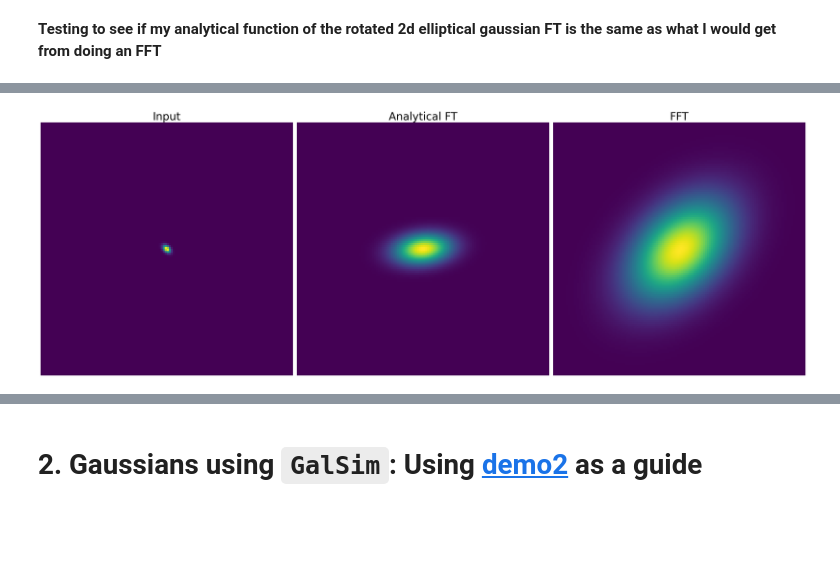
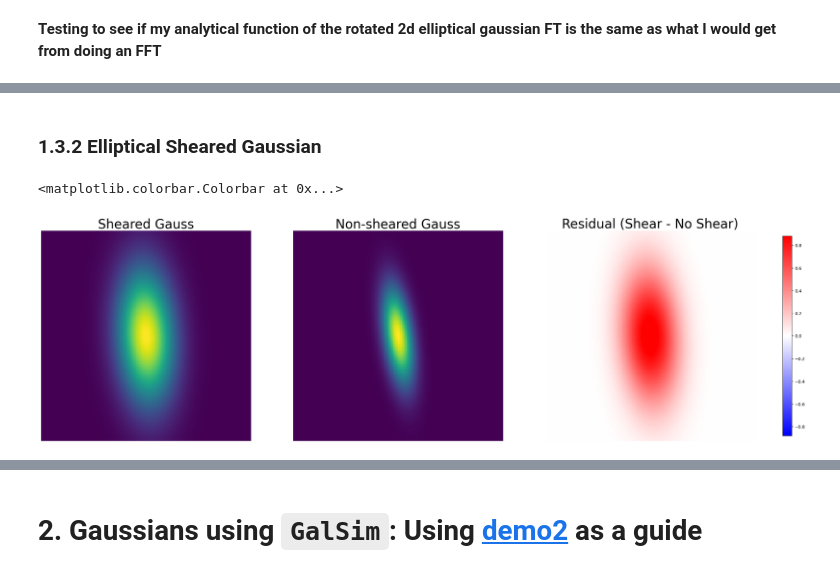
Before and after one commit to MatthewDowicz/Blending, a Jupyter notebook: 04_FT_of_gaussians.ipynb, the cells around one changed output, grey strips where cells are left out. Cells and saved outputs as stored; diff of their text form; code cells hidden in the pictures; blank space fills up the shorter version.

Commit message:
Updated the analytical FT of the rotated and non-rotated guussian galaxy profiles. Updated the shear reponse of the rotated and non-rotated gaussian galaxy profiles.

```diff
--- a/04_FT_of_gaussians.ipynb
+++ b/04_FT_of_gaussians.ipynb
@@ -413,29 +671,30 @@ def analytical_rotgauss_FT(sigma_x=1.0,
+# %% [markdown]
+### 1.3.2 Elliptical Sheared Gaussian
 # %%
-# Analytical FT of rotated Gaussian
-aFT_gauss = analytical_rotgauss_FT(sigma_x=0.2,
-                                sigma_y=0.2,
-                                rho=0.4)
-
-# Rotated gaussian
-gauss = gauss2D_rot(sigma_x=0.2,
-            sigma_y=0.2,
-            rho=0.4)
-# FFT of the rotated gaussian
-FT_gauss = fft.fftshift(fft.fft2(gauss))
+gauss, sheared = sheared_gauss(sigma_x=1.0,
+                      sigma_y=3.1,
+                      rho=0.4,
+                      g1=0.16656789,# Stretching along coord axis
+                      g2=-0.1, # Stretching at 45 deg from coord axis
+                      kappa=0.4)
+# Get residual image to see the difference when changing params
+residual = sheared - gauss
+vmax = np.percentile((residual), (99))
+vmin = -vmax
 
 fig, axes = plt.subplots(1, 3, figsize=(30,26))
-axes[0].imshow(gauss)
+axes[0].imshow(sheared)
 axes[0].axis('off')
-axes[0].set_title('Input', fontsize=30)
-axes[1].imshow(aFT_gauss)
+axes[0].set_title('Sheared Gauss', fontsize=30)
+axes[1].imshow(gauss)
 axes[1].axis('off')
-axes[1].set_title('Analytical FT', fontsize=30)
-axes[2].imshow(np.abs(FT_gauss))
+axes[1].set_title('Non-sheared Gauss', fontsize=30)
+im = axes[2].imshow(residual, vmax=vmax, vmin=vmin, cmap='bwr')
 axes[2].axis('off')
-axes[2].set_title('FFT', fontsize=30)
+axes[2].set_title('Residual (Shear - No Shear)', fontsize=30)
 
-
-plt.tight_layout()
-plt.show()
+cax = plt.axes([0.93, 0.37, 0.01, 0.25])
+fig.colorbar(im, cax=cax, ax=axes[2])
 # %% [output]
+<matplotlib.colorbar.Colorbar at 0x...>
-[figure, old version]
+[figure, new version]
```
Also changed, not shown: parts of 49 cells of this notebook.
